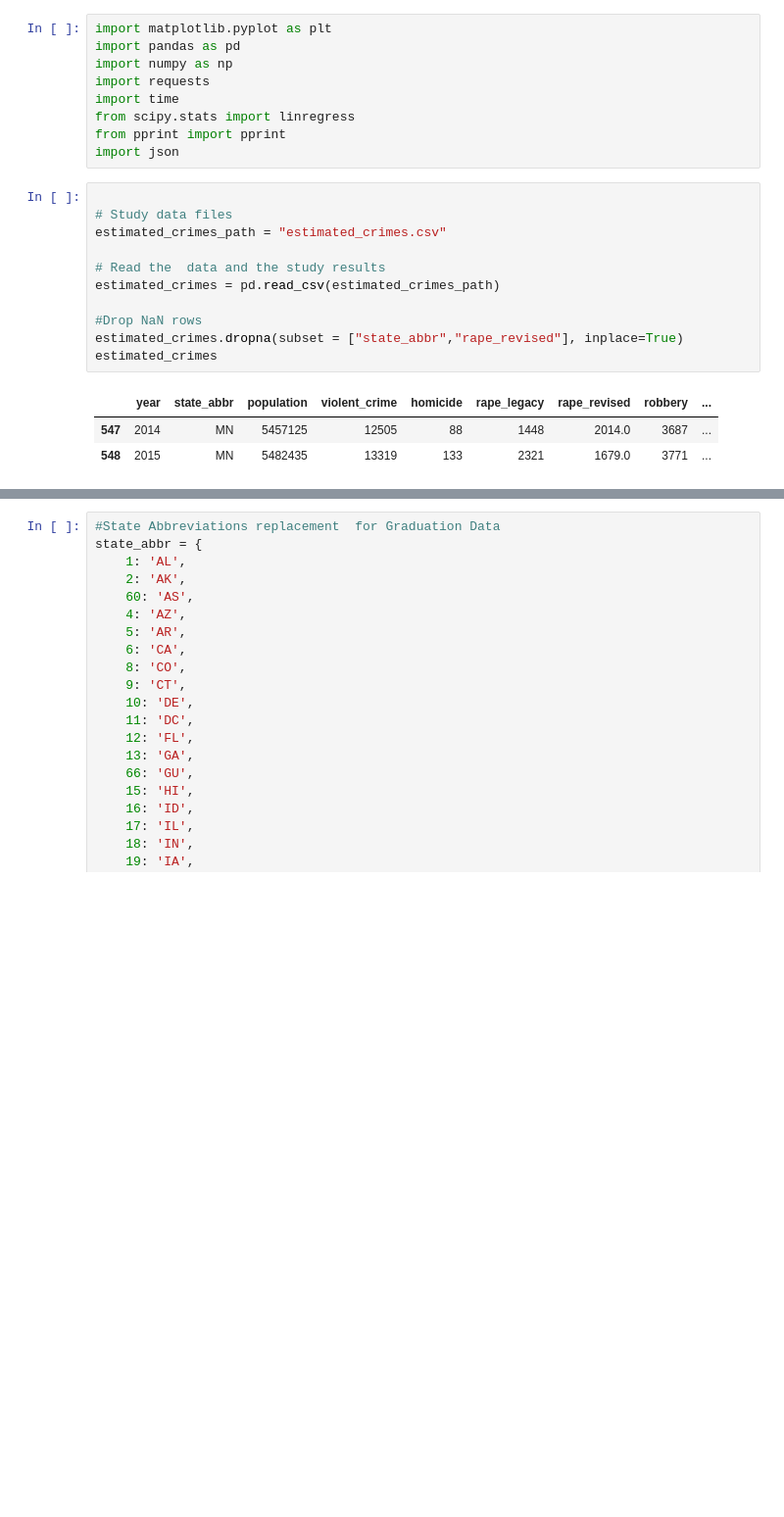
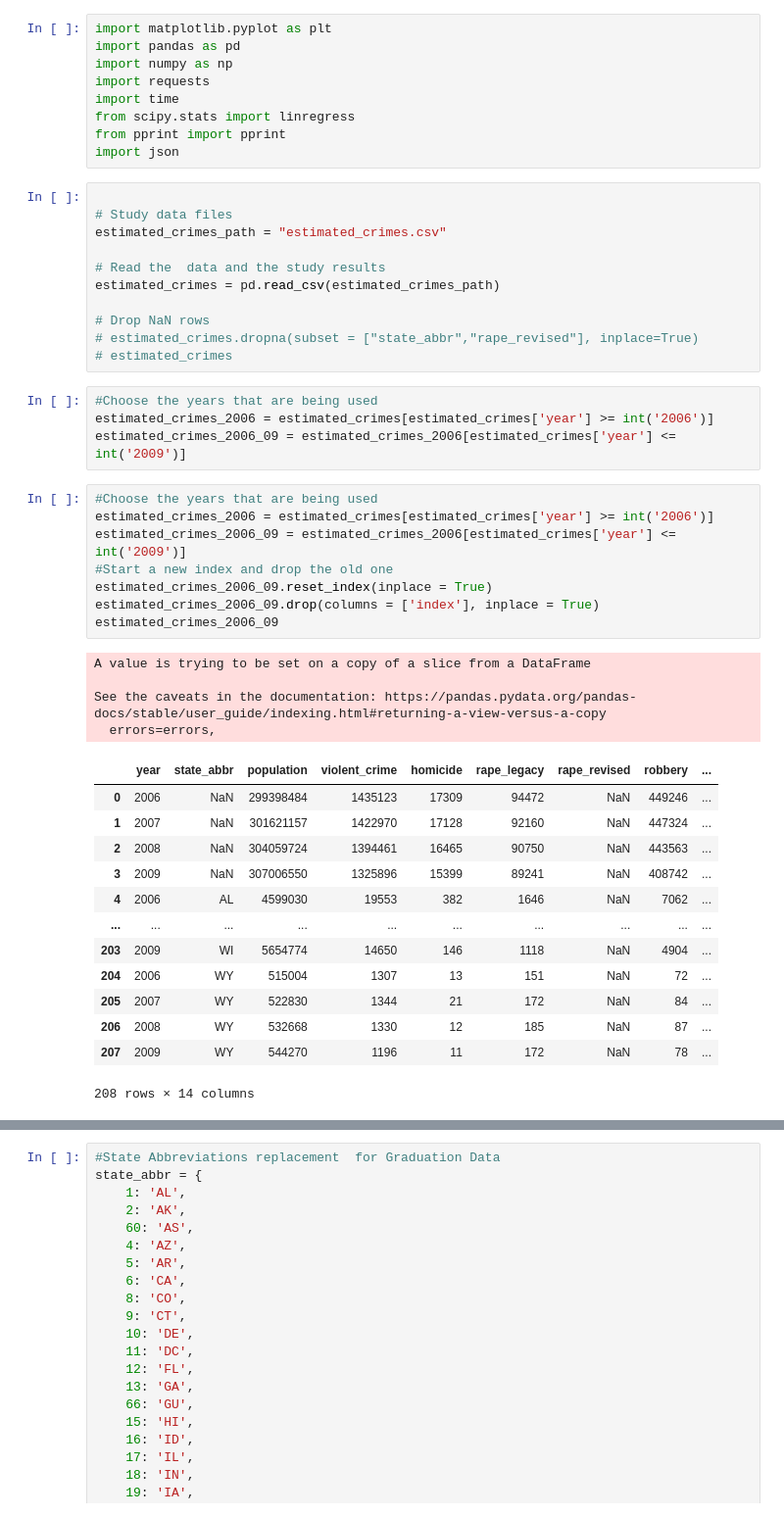
Before and after one commit to klcurtiss/Project1work, a Jupyter notebook: Cleaning Data.ipynb, the cells around one changed output, grey strips where cells are left out. Shown at 98% size. Saved outputs shown, nothing was run; the diff lists cells and outputs as text; blank space fills up the shorter version.

```diff
--- a/Untitled.ipynb
+++ b/Cleaning Data.ipynb
@@ -15,10 +15,36 @@ estimated_crimes_path = "estimated_crimes.csv"
 # Read the  data and the study results
 estimated_crimes = pd.read_csv(estimated_crimes_path)
 
-#Drop NaN rows
-estimated_crimes.dropna(subset = ["state_abbr","rape_revised"], inplace=True)
-estimated_crimes
+# Drop NaN rows
+# estimated_crimes.dropna(subset = ["state_abbr","rape_revised"], inplace=True)
+# estimated_crimes
-# %% [output]
-|  | year | state_abbr | population | violent_crime | homicide | rape_legacy | rape_revised | robbery | ... |
-| 547 | 2014 | MN | 5457125 | 12505 | 88 | 1448 | 2014.0 | 3687 | ... |
-| 548 | 2015 | MN | 5482435 | 13319 | 133 | 2321 | 1679.0 | 3771 | ... |
+# %%
+#Choose the years that are being used
+estimated_crimes_2006 = estimated_crimes[estimated_crimes['year'] >= int('2006')]
+estimated_crimes_2006_09 = estimated_crimes_2006[estimated_crimes['year'] <= int('2009')]
+# %%
+#Choose the years that are being used
+estimated_crimes_2006 = estimated_crimes[estimated_crimes['year'] >= int('2006')]
+estimated_crimes_2006_09 = estimated_crimes_2006[estimated_crimes['year'] <= int('2009')]
+#Start a new index and drop the old one
+estimated_crimes_2006_09.reset_index(inplace = True)
+estimated_crimes_2006_09.drop(columns = ['index'], inplace = True)
+estimated_crimes_2006_09
+# %% [output]
+A value is trying to be set on a copy of a slice from a DataFrame
+
+See the caveats in the documentation: https://pandas.pydata.org/pandas-docs/stable/user_guide/indexing.html#returning-a-view-versus-a-copy
+  errors=errors,
+|  | year | state_abbr | population | violent_crime | homicide | rape_legacy | rape_revised | robbery | ... |
+| 0 | 2006 | NaN | 299398484 | 1435123 | 17309 | 94472 | NaN | 449246 | ... |
+| 1 | 2007 | NaN | 301621157 | 1422970 | 17128 | 92160 | NaN | 447324 | ... |
+| 2 | 2008 | NaN | 304059724 | 1394461 | 16465 | 90750 | NaN | 443563 | ... |
+| 3 | 2009 | NaN | 307006550 | 1325896 | 15399 | 89241 | NaN | 408742 | ... |
+| 4 | 2006 | AL | 4599030 | 19553 | 382 | 1646 | NaN | 7062 | ... |
+| ... | ... | ... | ... | ... | ... | ... | ... | ... | ... |
+| 203 | 2009 | WI | 5654774 | 14650 | 146 | 1118 | NaN | 4904 | ... |
+| 204 | 2006 | WY | 515004 | 1307 | 13 | 151 | NaN | 72 | ... |
+| 205 | 2007 | WY | 522830 | 1344 | 21 | 172 | NaN | 84 | ... |
+| 206 | 2008 | WY | 532668 | 1330 | 12 | 185 | NaN | 87 | ... |
+| 207 | 2009 | WY | 544270 | 1196 | 11 | 172 | NaN | 78 | ... |
+208 rows × 14 columns
```
Also changed, not shown: parts of 1 cell of this notebook.
